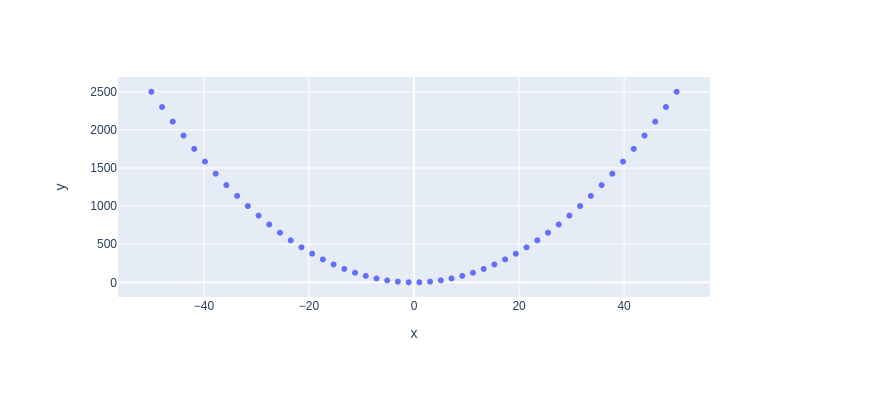
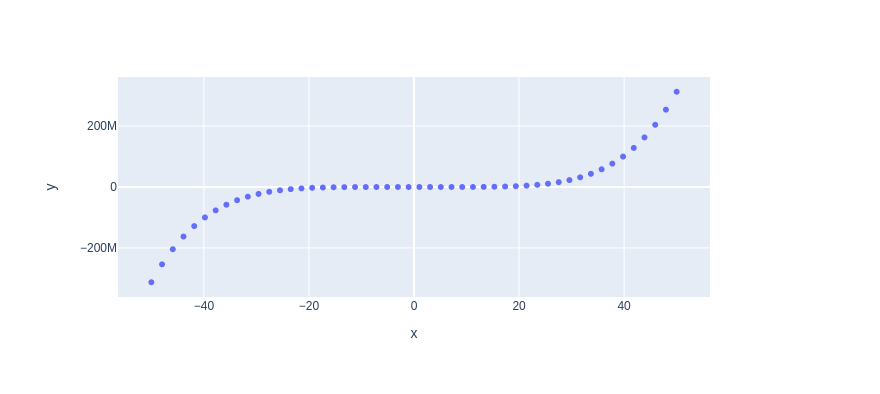
Before and after one commit to kpeeples/my-notebooks-repo, a Jupyter notebook: experiment1.ipynb, the cells around one changed output. Saved outputs shown, nothing was run; the diff lists cells and outputs as text; code cells hidden in the pictures.

```diff
--- a/experiment1.ipynb
+++ b/experiment1.ipynb
@@ -5,7 +5,7 @@ import plotly.express as px
 # x-axis data points
 x = np.linspace(start=-50, stop=50)
 # y-axis data points
-y = x ** 2
+y = x ** 5
 # define the plot
 fig = px.scatter(x=x, y=y)
 fig.show()
@@ -14 +13 @@ fig.show()
-[figure, old version]
+[figure, new version]
```
Also changed, not shown: parts of 1 cell of this notebook.
